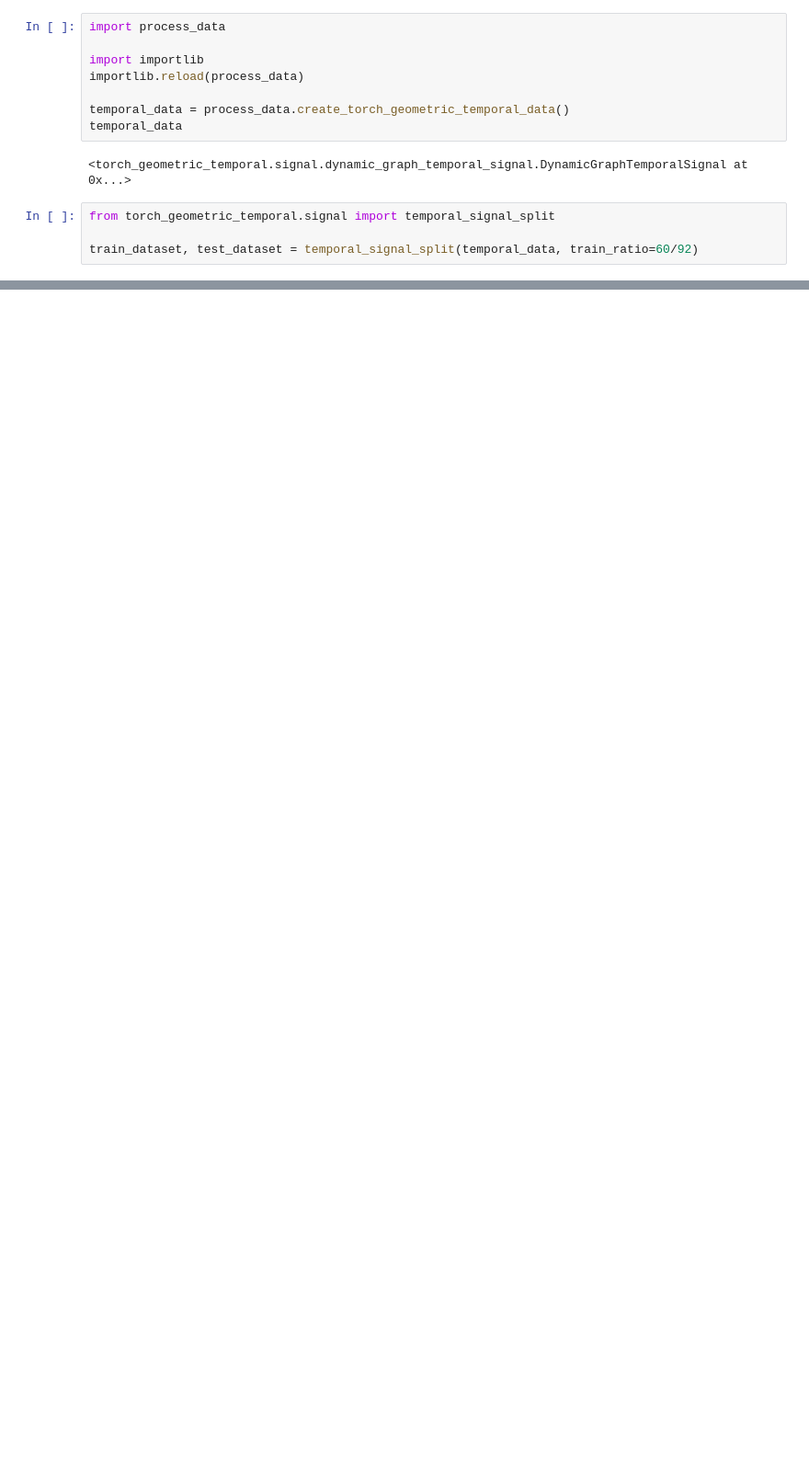
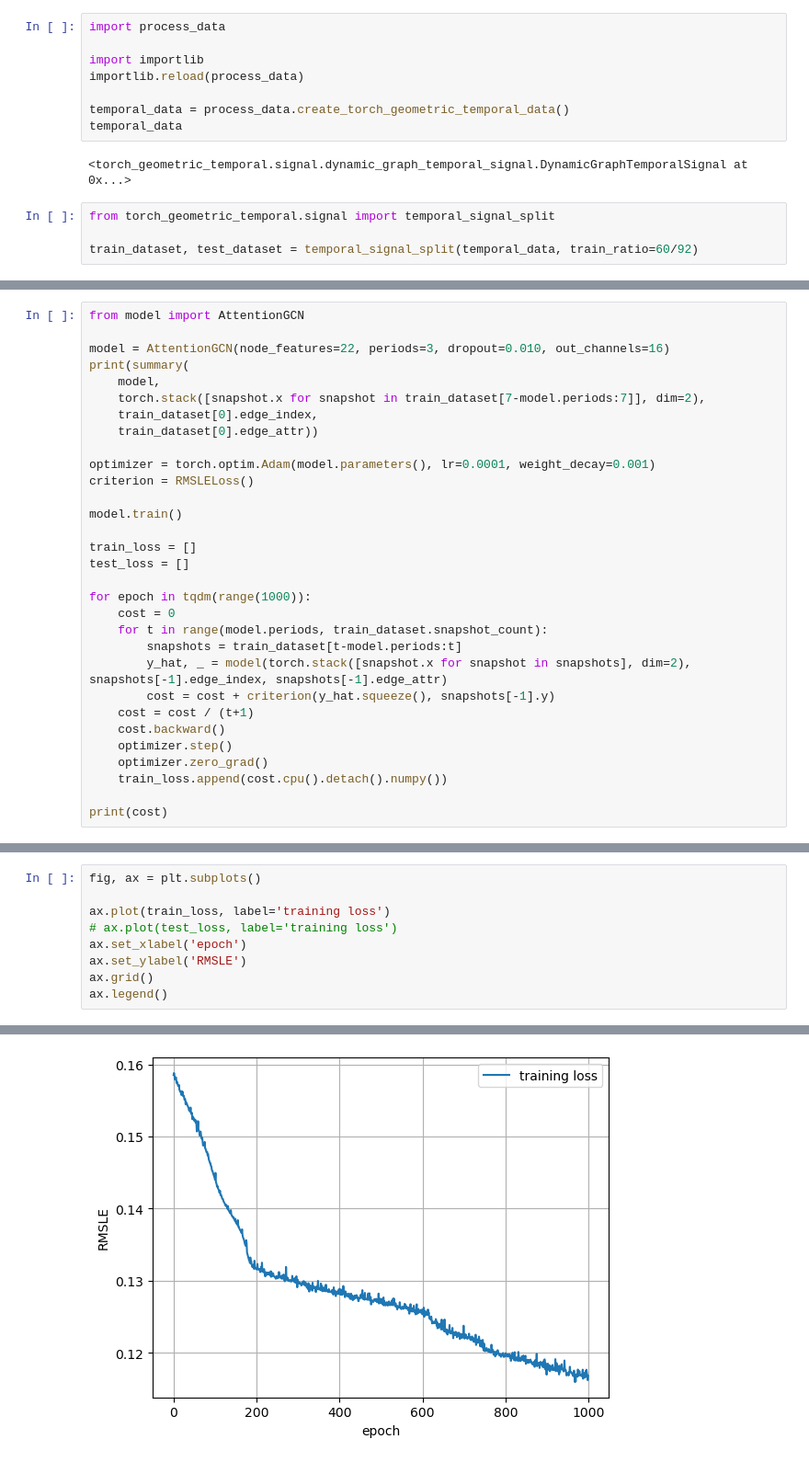
Before and after one commit to hwunrow/cgnn, a Jupyter notebook: src/main.ipynb, the cells around one changed output, grey strips where cells are left out. Shown at 92% size. Drawn from its saved outputs; the diff is of its cells as text; blank space fills up the shorter version.

```diff
--- a/src/main.ipynb
+++ b/src/main.ipynb
@@ -697,0 +761,31 @@ ValueError: not enough values to unpack (expected 4, got 2)
+# %%
+from model import AttentionGCN
+
+model = AttentionGCN(node_features=22, periods=3, dropout=0.010, out_channels=16)
+print(summary(
+    model,
+    torch.stack([snapshot.x for snapshot in train_dataset[7-model.periods:7]], dim=2),
+    train_dataset[0].edge_index,
+    train_dataset[0].edge_attr))
+
+optimizer = torch.optim.Adam(model.parameters(), lr=0.0001, weight_decay=0.001)
+criterion = RMSLELoss()
+
+model.train()
+
+train_loss = []
+test_loss = []
+
+for epoch in tqdm(range(1000)):
+    cost = 0
+    for t in range(model.periods, train_dataset.snapshot_count):
+        snapshots = train_dataset[t-model.periods:t]
+        y_hat, _ = model(torch.stack([snapshot.x for snapshot in snapshots], dim=2), snapshots[-1].edge_index, snapshots[-1].edge_attr)
+        cost = cost + criterion(y_hat.squeeze(), snapshots[-1].y)
+    cost = cost / (t+1)
+    cost.backward()
+    optimizer.step()
+    optimizer.zero_grad()
+    train_loss.append(cost.cpu().detach().numpy())
+
+print(cost)
@@ -697,0 +801,10 @@ ValueError: not enough values to unpack (expected 4, got 2)
+# %%
+fig, ax = plt.subplots()
+
+ax.plot(train_loss, label='training loss')
+# ax.plot(test_loss, label='training loss')
+ax.set_xlabel('epoch')
+ax.set_ylabel('RMSLE')
+ax.grid()
+ax.legend()
+# %% [output]
@@ -697,0 +812 @@ ValueError: not enough values to unpack (expected 4, got 2)
+[figure, added]
```
Also changed, not shown: parts of 24 cells of this notebook.
